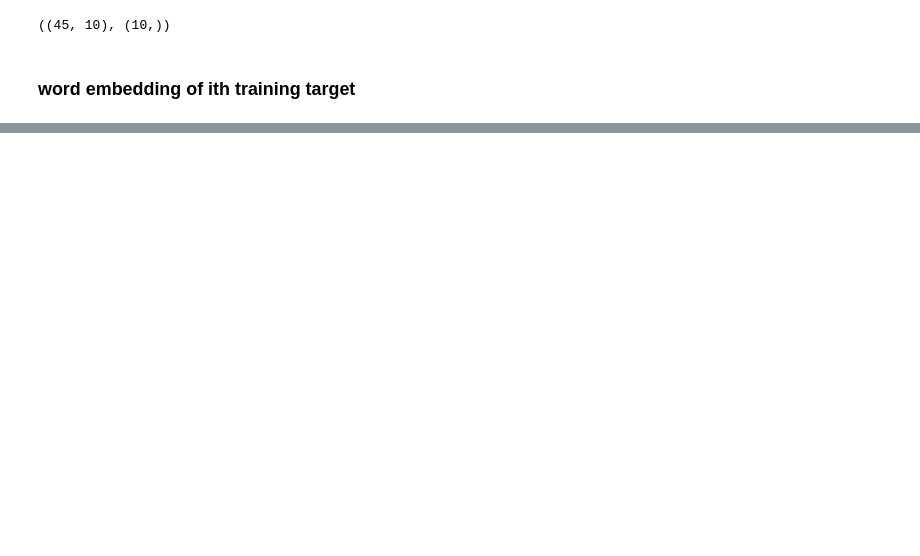
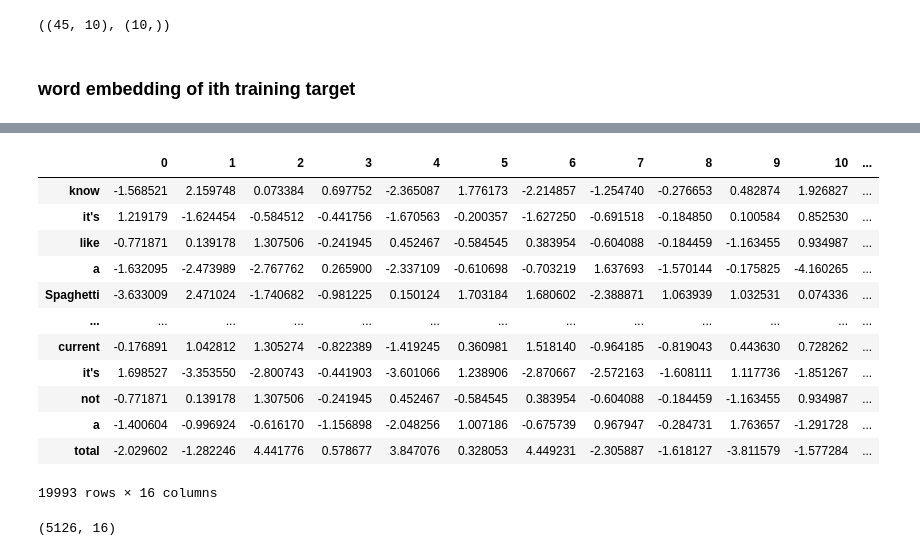
Before and after one commit to Vinaya16/DeepLearningBasics, a Jupyter notebook: word2vec - continuous bag of words.ipynb, the cells around one changed output, grey strips where cells are left out. Cells and saved outputs as stored; diff of their text form; code cells hidden in the pictures; blank space fills up the shorter version.

```diff
--- a/word2vec - continuous bag of words.ipynb
+++ b/word2vec - continuous bag of words.ipynb
@@ -226,0 +374,7 @@ word embedding of "Wonderful" = [[-0.82915357  0.45223223  0.69289802  1.5110810
+# %%
+embedding_dim = 16
+model = Sequential([Embedding(input_dim=len(vocab), output_dim=embedding_dim),
+                   GlobalAveragePooling1D(),
+                   Dense(len(vocab))])
+# %%
+model.compile(Adam(0.0005), loss=SparseCategoricalCrossentropy(from_logits=True), metrics=['accuracy'])
@@ -226,0 +401,2 @@ word embedding of "Wonderful" = [[-0.82915357  0.45223223  0.69289802  1.5110810
+# %%
+history = model.fit(train_X, train_Y, epochs=10)
@@ -226,0 +424,25 @@ word embedding of "Wonderful" = [[-0.82915357  0.45223223  0.69289802  1.5110810
+# %%
+df = pd.DataFrame(model.layers[1](model.layers[0](train_X)).numpy())
+# %%
+df.index = list(map(lambda x : id2word[x], train_Y.squeeze()))
+df
+# %% [output]
+|  | 0 | 1 | 2 | 3 | 4 | 5 | 6 | 7 | 8 | 9 | 10 | ... |
+| know | -1.568521 | 2.159748 | 0.073384 | 0.697752 | -2.365087 | 1.776173 | -2.214857 | -1.254740 | -0.276653 | 0.482874 | 1.926827 | ... |
+| it's | 1.219179 | -1.624454 | -0.584512 | -0.441756 | -1.670563 | -0.200357 | -1.627250 | -0.691518 | -0.184850 | 0.100584 | 0.852530 | ... |
+| like | -0.771871 | 0.139178 | 1.307506 | -0.241945 | 0.452467 | -0.584545 | 0.383954 | -0.604088 | -0.184459 | -1.163455 | 0.934987 | ... |
+| a | -1.632095 | -2.473989 | -2.767762 | 0.265900 | -2.337109 | -0.610698 | -0.703219 | 1.637693 | -1.570144 | -0.175825 | -4.160265 | ... |
+| Spaghetti | -3.633009 | 2.471024 | -1.740682 | -0.981225 | 0.150124 | 1.703184 | 1.680602 | -2.388871 | 1.063939 | 1.032531 | 0.074336 | ... |
+| ... | ... | ... | ... | ... | ... | ... | ... | ... | ... | ... | ... | ... |
+| current | -0.176891 | 1.042812 | 1.305274 | -0.822389 | -1.419245 | 0.360981 | 1.518140 | -0.964185 | -0.819043 | 0.443630 | 0.728262 | ... |
+| it's | 1.698527 | -3.353550 | -2.800743 | -0.441903 | -3.601066 | 1.238906 | -2.870667 | -2.572163 | -1.608111 | 1.117736 | -1.851267 | ... |
+| not | -0.771871 | 0.139178 | 1.307506 | -0.241945 | 0.452467 | -0.584545 | 0.383954 | -0.604088 | -0.184459 | -1.163455 | 0.934987 | ... |
+| a | -1.400604 | -0.996924 | -0.616170 | -1.156898 | -2.048256 | 1.007186 | -0.675739 | 0.967947 | -0.284731 | 1.763657 | -1.291728 | ... |
+| total | -2.029602 | -1.282246 | 4.441776 | 0.578677 | 3.847076 | 0.328053 | 4.449231 | -2.305887 | -1.618127 | -3.811579 | -1.577284 | ... |
+19993 rows × 16 columns
+# %%
+# average out representation of each word
+df = df.groupby(df.index).mean()
+df.shape # < vocab size which was expected - why < - first and last words of each sentence are not considered for Y var
+# %% [output]
+(5126, 16)
```
Also changed, not shown: parts of 35 cells of this notebook.
